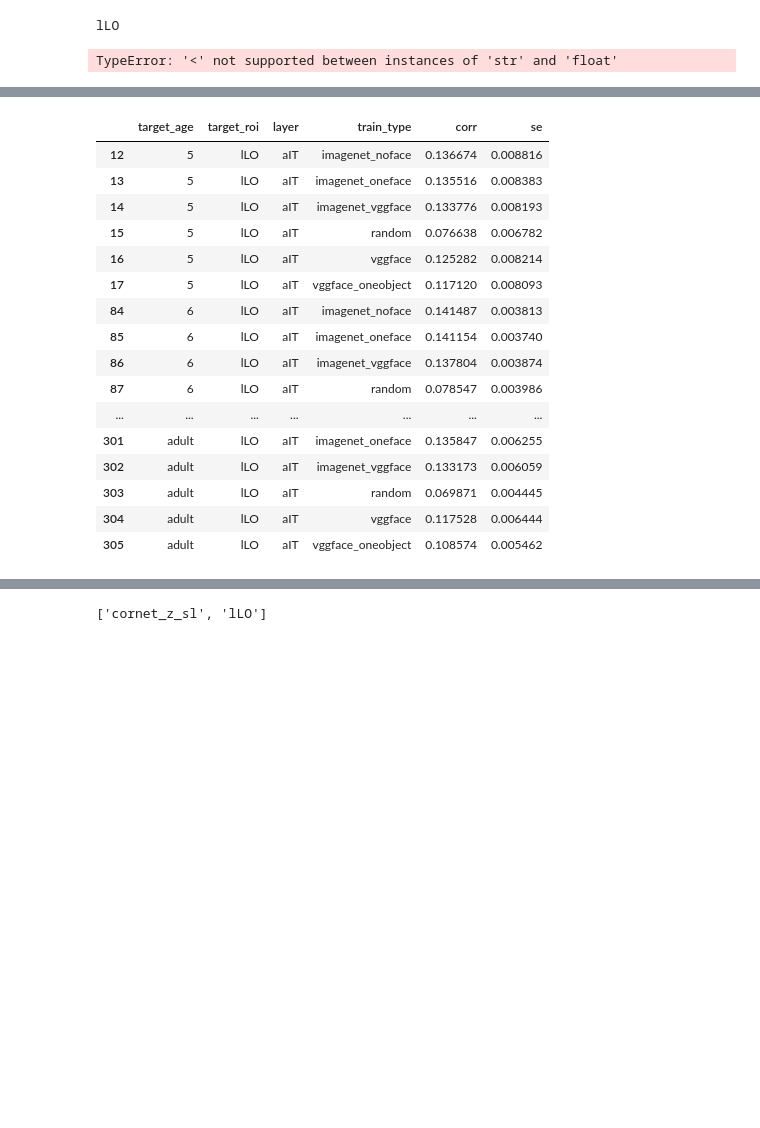
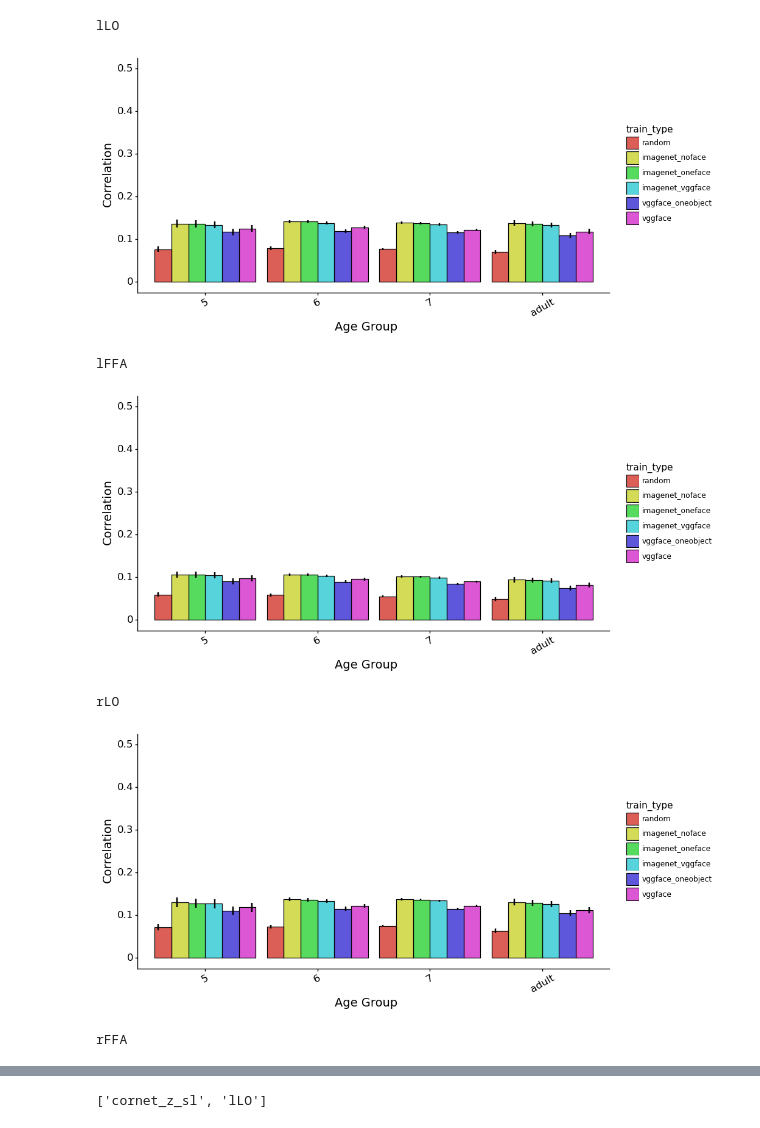
Before and after one commit to vayzenb/ginn, a Jupyter notebook: exps/plot_model_results.ipynb, the cells around one changed output, grey strips where cells are left out. Cells and saved outputs as stored; diff of their text form; code cells hidden in the pictures; blank space fills up the shorter version.

```diff
--- a/exps/plot_model_results.ipynb
+++ b/exps/plot_model_results.ipynb
@@ -47,32 +47,37 @@ df['target_age'][df['target_age']== '18'] = 'adult'
 curr_df = df.groupby(["target_age", "target_roi",'layer','train_type']).mean().reset_index()
 curr_df['se'] = df.groupby(["target_age", "target_roi",'layer','train_type']).sem().reset_index()['corr']
 
 for lr in ['l','r']:
     for roi_vals in enumerate(rois):
             roi = f'{lr}{roi_vals[1]}'
             print(roi)
             layer = layer_types[roi_vals[0]]
             summary_df = curr_df[(curr_df['target_roi'] == roi) & (curr_df['layer'] == layer)]
             summary_df['target_age'] = pd.Categorical(summary_df['target_age'], categories = ages, ordered = False)
-            #summary_df['seed_roi'] = pd.Categorical(summary_df['seed_roi'], categories = rois, ordered = False)
+            summary_df['train_type'] = pd.Categorical(summary_df['train_type'], categories = train_types, ordered = False)
 
 
 
 
             plot = ggplot(summary_df, aes(x = 'target_age', y = 'corr', fill = 'train_type')) + \
                 geom_col(stat='identity',color = 'black', position='dodge') + theme_classic() + \
                 xlab('Age Group') + ylab('Correlation') + ylim(0, 0.5) + \
                 geom_linerange(aes(x='target_age',  ymax = 'corr + se', ymin = 'corr - se'), size = 1, position=position_dodge2(width=1)) + \
                 theme(text = element_text(color ='black'),
                     axis_text_x= element_text(angle = 30, size = 12),
                     axis_text_y= element_text(size = 12),
                     axis_title=element_text(size = 14),
                     axis_line=element_line(),
                     panel_border=element_blank(),
                     figure_size = (10, 5))
 
             print(plot)
             del plot
 # %% [output]
 lLO
+[figure, added]
-TypeError: '<' not supported between instances of 'str' and 'float'
+lFFA
+[figure, added]
+rLO
+[figure, added]
+rFFA
@@ -79,23 +85,3 @@ TypeError: '<' not supported between instances of 'str' and 'float'
-# %%
-summary_df
-# %% [output]
-|  | target_age | target_roi | layer | train_type | corr | se |
-| 12 | 5 | lLO | aIT | imagenet_noface | 0.136674 | 0.008816 |
-| 13 | 5 | lLO | aIT | imagenet_oneface | 0.135516 | 0.008383 |
-| 14 | 5 | lLO | aIT | imagenet_vggface | 0.133776 | 0.008193 |
-| 15 | 5 | lLO | aIT | random | 0.076638 | 0.006782 |
-| 16 | 5 | lLO | aIT | vggface | 0.125282 | 0.008214 |
-| 17 | 5 | lLO | aIT | vggface_oneobject | 0.117120 | 0.008093 |
-| 84 | 6 | lLO | aIT | imagenet_noface | 0.141487 | 0.003813 |
-| 85 | 6 | lLO | aIT | imagenet_oneface | 0.141154 | 0.003740 |
-| 86 | 6 | lLO | aIT | imagenet_vggface | 0.137804 | 0.003874 |
-| 87 | 6 | lLO | aIT | random | 0.078547 | 0.003986 |
-| ... | ... | ... | ... | ... | ... | ... |
-| 301 | adult | lLO | aIT | imagenet_oneface | 0.135847 | 0.006255 |
-| 302 | adult | lLO | aIT | imagenet_vggface | 0.133173 | 0.006059 |
-| 303 | adult | lLO | aIT | random | 0.069871 | 0.004445 |
-| 304 | adult | lLO | aIT | vggface | 0.117528 | 0.006444 |
-| 305 | adult | lLO | aIT | vggface_oneobject | 0.108574 | 0.005462 |
 # %%
 '''
 Plot model MVPD
```
Also changed, not shown: parts of 2 cells of this notebook, 2 other files.
